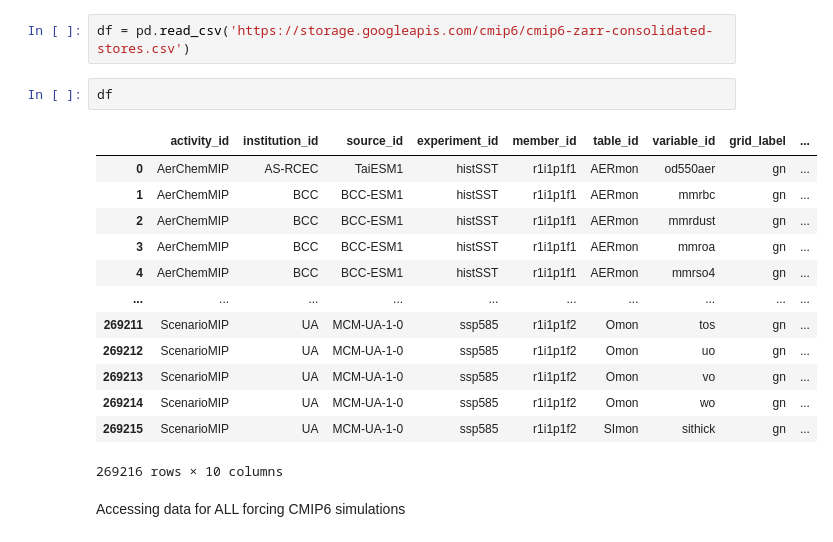
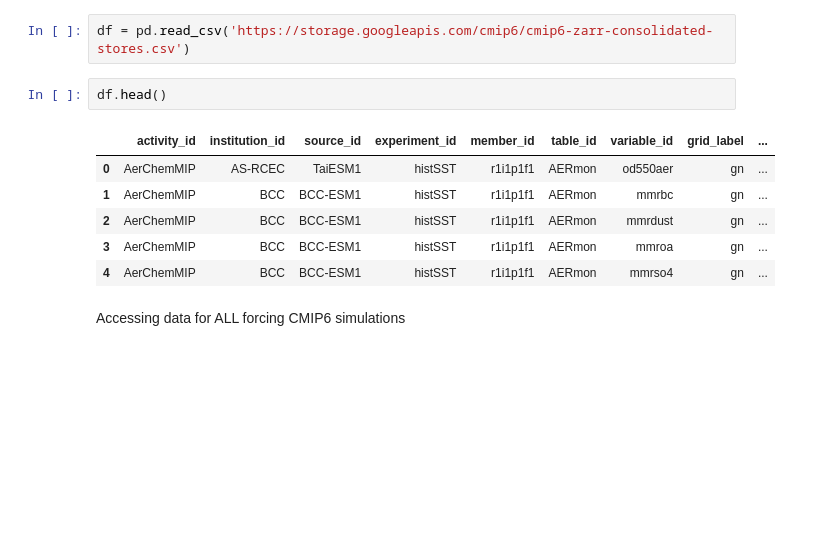
Before and after one commit to TaufiqHassan/cloud_CMIP6, a Jupyter notebook: cloud_cmip6.ipynb, the cells around one changed output. Saved outputs shown, nothing was run; the diff lists cells and outputs as text; blank space fills up the shorter version.

```diff
--- a/cloud_cmip6.ipynb
+++ b/cloud_cmip6.ipynb
@@ -71,21 +67,14 @@ The data catalog is stored in a CSV file that can be accessed via pandas as a da
 # %%
 df = pd.read_csv('https://storage.googleapis.com/cmip6/cmip6-zarr-consolidated-stores.csv')
 # %%
-df
+df.head()
 # %% [output]
 |  | activity_id | institution_id | source_id | experiment_id | member_id | table_id | variable_id | grid_label | ... |
 | 0 | AerChemMIP | AS-RCEC | TaiESM1 | histSST | r1i1p1f1 | AERmon | od550aer | gn | ... |
 | 1 | AerChemMIP | BCC | BCC-ESM1 | histSST | r1i1p1f1 | AERmon | mmrbc | gn | ... |
 | 2 | AerChemMIP | BCC | BCC-ESM1 | histSST | r1i1p1f1 | AERmon | mmrdust | gn | ... |
 | 3 | AerChemMIP | BCC | BCC-ESM1 | histSST | r1i1p1f1 | AERmon | mmroa | gn | ... |
 | 4 | AerChemMIP | BCC | BCC-ESM1 | histSST | r1i1p1f1 | AERmon | mmrso4 | gn | ... |
-| ... | ... | ... | ... | ... | ... | ... | ... | ... | ... |
-| 269211 | ScenarioMIP | UA | MCM-UA-1-0 | ssp585 | r1i1p1f2 | Omon | tos | gn | ... |
-| 269212 | ScenarioMIP | UA | MCM-UA-1-0 | ssp585 | r1i1p1f2 | Omon | uo | gn | ... |
-| 269213 | ScenarioMIP | UA | MCM-UA-1-0 | ssp585 | r1i1p1f2 | Omon | vo | gn | ... |
-| 269214 | ScenarioMIP | UA | MCM-UA-1-0 | ssp585 | r1i1p1f2 | Omon | wo | gn | ... |
-| 269215 | ScenarioMIP | UA | MCM-UA-1-0 | ssp585 | r1i1p1f2 | SImon | sithick | gn | ... |
-269216 rows × 10 columns
 # %% [markdown]
 Accessing data for ALL forcing CMIP6 simulations
 # %%
```
Also changed, not shown: parts of 6 cells of this notebook.
